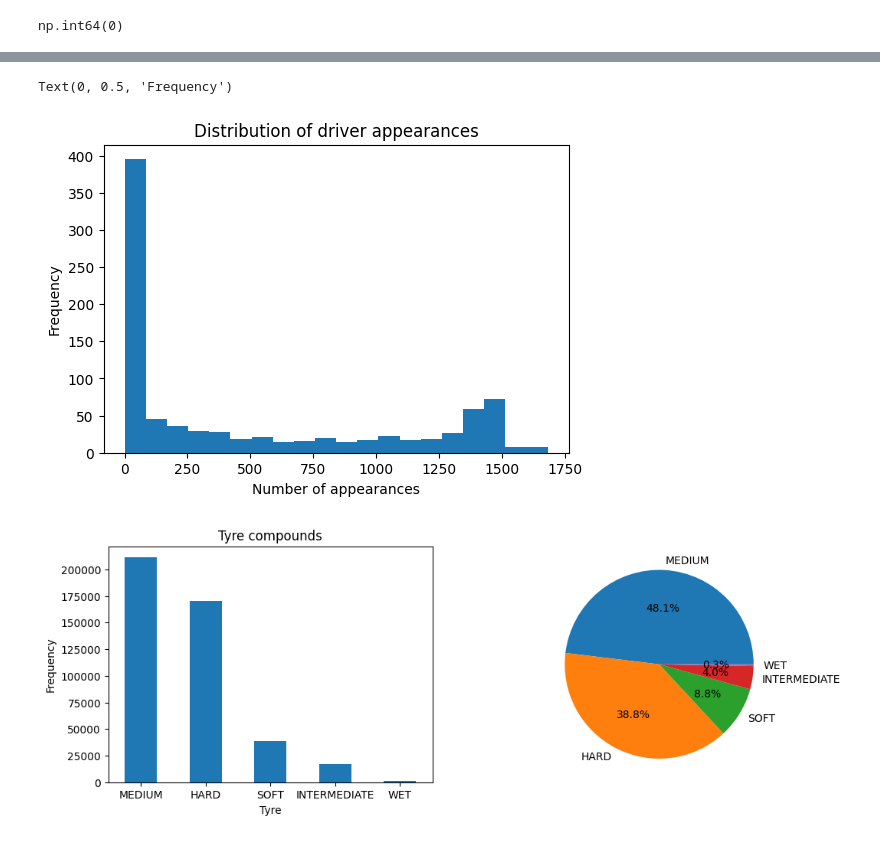
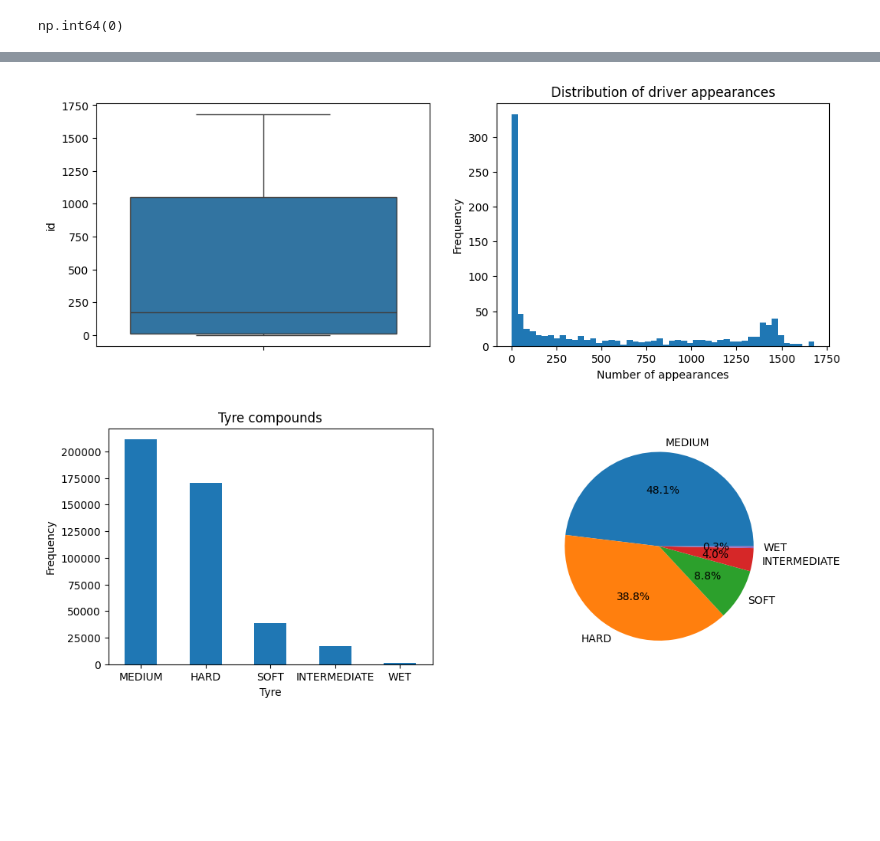
Before and after one commit to giacomoscanavini/data_science_notebooks, a Jupyter notebook: predicting_f1_pit_stops.ipynb, the cells around one changed output, grey strips where cells are left out. Cells and saved outputs as stored; diff of their text form; code cells hidden in the pictures; blank space fills up the shorter version.

```diff
--- a/predicting_f1_pit_stops.ipynb
+++ b/predicting_f1_pit_stops.ipynb
@@ -116,12 +180,15 @@ df[(df.Driver == 'D109') & (df.Race == 'Austrian Grand Prix') & (df.Year == 2022
-# %%
-fig, ax = plt.subplots(1, 1, figsize=(6,4))
-df.groupby('Driver').id.count().plot(kind='hist', bins=20, ax=ax)
-ax.set_title('Distribution of driver appearances')
-ax.set_xlabel('Number of appearances')
-ax.set_ylabel('Frequency')
-# %% [output]
-Text(0, 0.5, 'Frequency')
-[figure, removed]
+# %%
+fig, ax = plt.subplots(1, 2, figsize=(12, 4))
+sns.boxplot(df.groupby('driver').id.count(), ax=ax[0])
+
+df.groupby('driver').id.count().plot(kind='hist', bins=50, ax=ax[1])
+ax[1].set_title('Distribution of driver appearances')
+ax[1].set_xlabel('Number of appearances')
+ax[1].set_ylabel('Frequency')
+
+plt.show()
+# %% [output]
+[figure, added]
 # %%
 # Compound
 fig, ax = plt.subplots(1, 2, figsize=(12,4))
```
Also changed, not shown: parts of 43 cells of this notebook, 5 other files.
